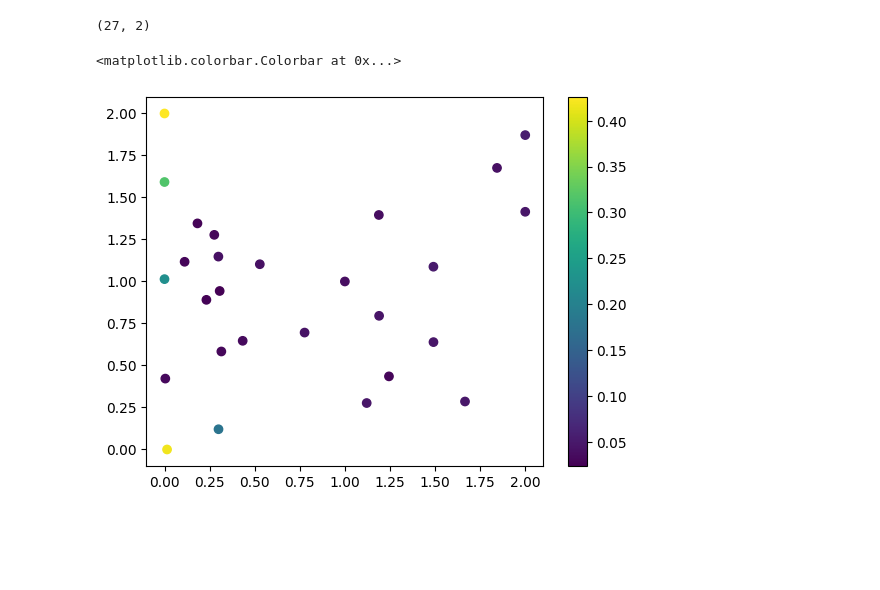
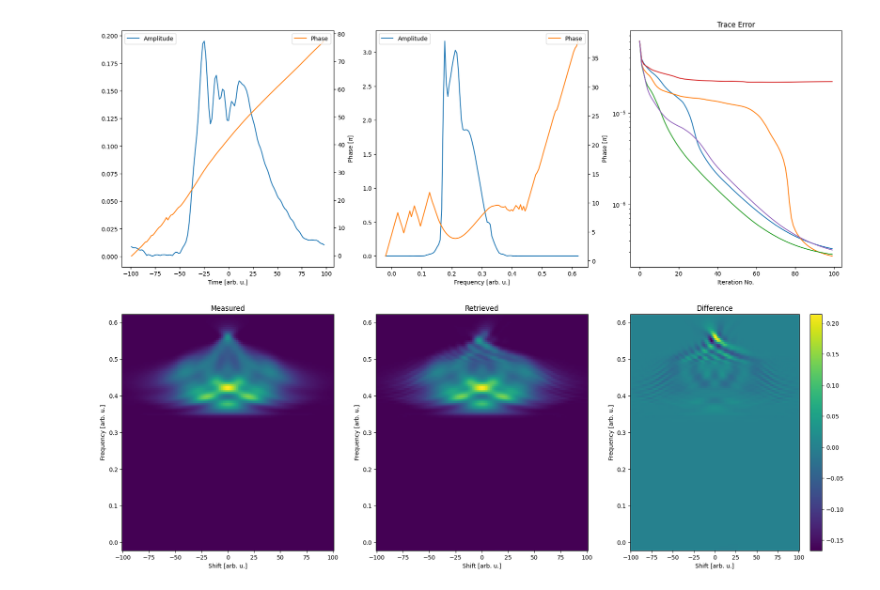
Before and after one commit to matillda123/Pulse-Retrieval-with-JAX, a Jupyter notebook: _usage_example.ipynb, the cells around one changed output. Cells and saved outputs as stored; diff of their text form; code cells hidden in the pictures; blank space fills up the shorter version.

```diff
--- a/_usage_example.ipynb
+++ b/_usage_example.ipynb
@@ -175,10 +22,14 @@ params = np.asarray([list(completed_trials.arm.parameters.values()) for complete
-# %%
-params.shape
-# %% [output]
-(27, 2)
-# %%
-plt.scatter(params.T[0], params.T[1], c=observed)
-plt.colorbar()
-# %% [output]
-<matplotlib.colorbar.Colorbar at 0x...>
-[figure, removed]
+# %%
+from pulsedjax.frog import GeneralizedProjection
+
+gp = GeneralizedProjection(delay, frequency_trace, trace, "shg")
+gp.use_measured_spectrum(spectra.pulse[0], spectra.pulse[1], "pulse")
+
+population = gp.create_initial_population(5, "constant_phase")
+
+gp.global_gamma = 0.1
+
+final_result = gp.run(population, 100)
+gp.plot_results(final_result)
+# %% [output]
+[figure, added]
```
Also changed, not shown: parts of 21 cells of this notebook, 5 other files.
